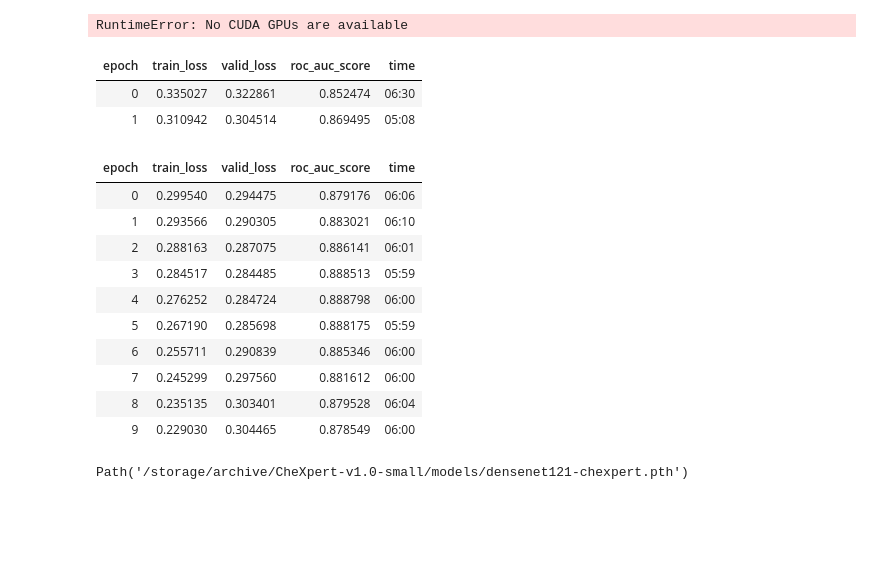
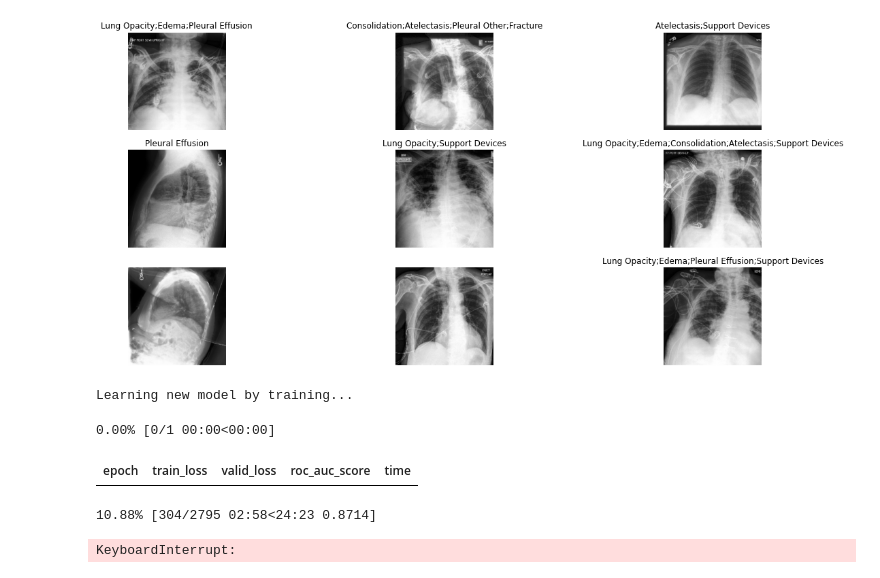
Before and after one commit to pujandave25/chexpert, a Jupyter notebook: models/densenet121.ipynb, the cells around one changed output. Cells and saved outputs as stored; diff of their text form; code cells hidden in the pictures; blank space fills up the shorter version.

Commit message:
Code Cleanup: Move some common functionalities to util.py

```diff
--- a/models/densenet121.ipynb
+++ b/models/densenet121.ipynb
@@ -30,7 +5,9 @@ else:
+# %%
+dls, labels = util.chexpert_data_loader(reparse=True, bs=64)
 # %%
 dls.show_batch(max_n=9, figsize=(20,9))
 # %% [output]
-RuntimeError: No CUDA GPUs are available
+[figure, added]
 # %%
 learn = cnn_learner(dls, densenet121, n_out=len(labels),
                     loss_func=BCEWithLogitsLossFlat(),
@@ -43,34 +15,11 @@ learn = cnn_learner(dls, densenet121, n_out=len(labels),
-# %%
-# PyTorch occupies lot of GPU (~15GB) memory and DenseNet121 requires 20MB
-torch.cuda.empty_cache()
-
-# `fine_tune` first freezes the body and then updates only head weights for freeze_epochs
-# then it unfreezes the body and updates all weights for epochs.
-# Internally it uses `fit_one_cycle` for cyclical learning rates:
-# Refer: https://iconof.com/1cycle-learning-rate-policy/
-# Citation:
-#     Smith LN. Cyclical learning rates for training neural networks.
-#     In 2017 IEEE winter conference on applications of computer vision
-#     (WACV) 2017 Mar 24 (pp. 464-472). IEEE.
-
-learn.fine_tune(epochs=10, freeze_epochs=2)
-learn.save('densenet121-chexpert')
-# %% [output]
-| epoch | train_loss | valid_loss | roc_auc_score | time |
-| 0 | 0.335027 | 0.322861 | 0.852474 | 06:30 |
-| 1 | 0.310942 | 0.304514 | 0.869495 | 05:08 |
-| epoch | train_loss | valid_loss | roc_auc_score | time |
-| 0 | 0.299540 | 0.294475 | 0.879176 | 06:06 |
-| 1 | 0.293566 | 0.290305 | 0.883021 | 06:10 |
-| 2 | 0.288163 | 0.287075 | 0.886141 | 06:01 |
-| 3 | 0.284517 | 0.284485 | 0.888513 | 05:59 |
-| 4 | 0.276252 | 0.284724 | 0.888798 | 06:00 |
-| 5 | 0.267190 | 0.285698 | 0.888175 | 05:59 |
-| 6 | 0.255711 | 0.290839 | 0.885346 | 06:00 |
-| 7 | 0.245299 | 0.297560 | 0.881612 | 06:00 |
-| 8 | 0.235135 | 0.303401 | 0.879528 | 06:04 |
-| 9 | 0.229030 | 0.304465 | 0.878549 | 06:00 |
-Path('/storage/archive/CheXpert-v1.0-small/models/densenet121-chexpert.pth')
+# %%
+learn = util.learn_model(learn, epochs=1, freeze_epochs=1)
+# %% [output]
+Learning new model by training...
+0.00% [0/1 00:00<00:00]
+| epoch | train_loss | valid_loss | roc_auc_score | time |
+10.88% [304/2795 02:58<24:23 0.8714]
+KeyboardInterrupt:
 # %%
 def get_predictions(preds, vocab, thresh=0.15):
     """Returns predictions >= thresh"""
```
Also changed, not shown: parts of 4 cells of this notebook, 2 other files.
